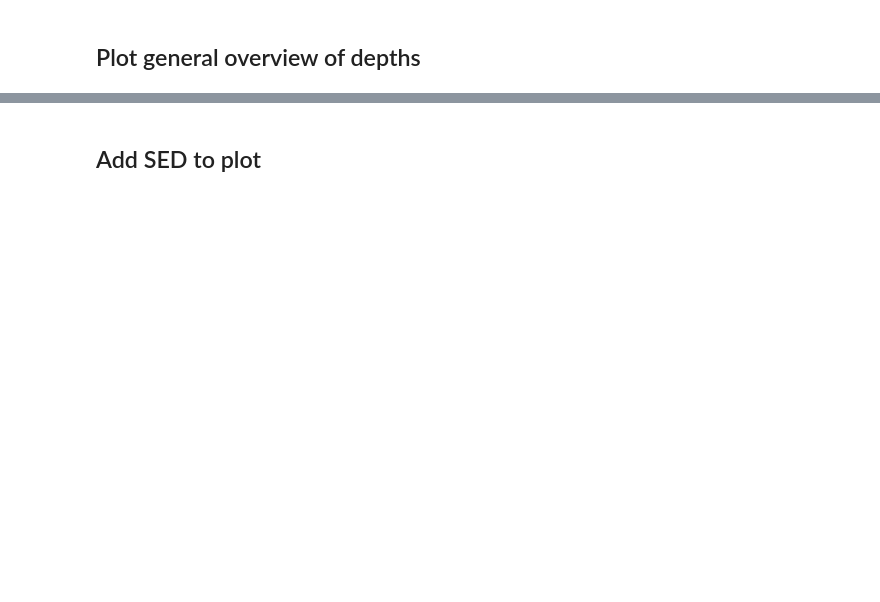
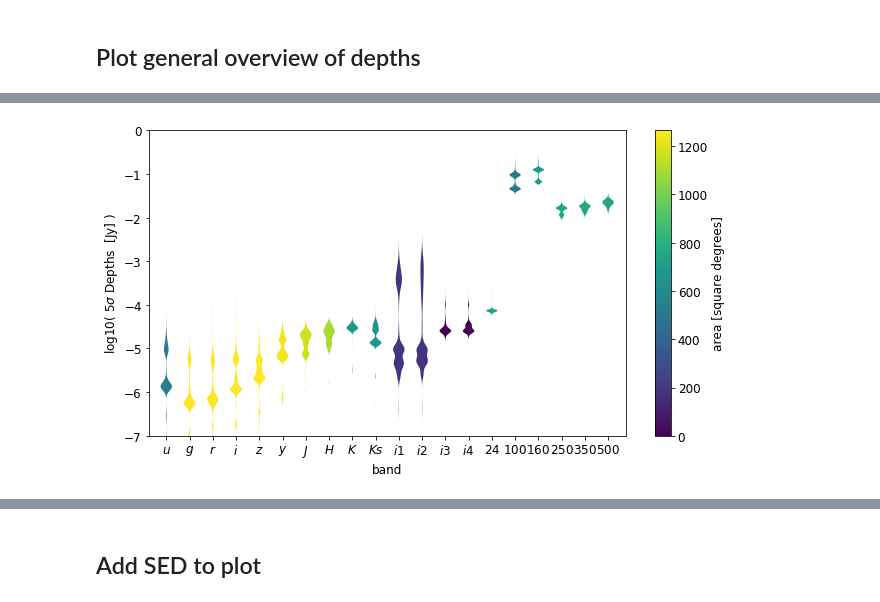
Before and after one commit to H-E-L-P/dmu_products, a Jupyter notebook: dmu31/dmu31_Examples/Oliver_et_al_figures/2_depth_figures.ipynb, the cells around one changed output, grey strips where cells are left out. Drawn from its saved outputs; the diff is of its cells as text; code cells hidden in the pictures; blank space fills up the shorter version.

```diff
--- a/dmu31/dmu31_Examples/Oliver_et_al_figures/2_depth_figures.ipynb
+++ b/dmu31/dmu31_Examples/Oliver_et_al_figures/2_depth_figures.ipynb
@@ -927,0 +1190,3 @@ areas = [ depths_sample(band)[1] for band in bands ]
+# %%
+bands_fir = ['u', 'g', 'r', 'i', 'z', 'y', 'J', 'H', 'K', 'Ks', 'i1', 'i2', 'i3', 'i4',
+             '24', '100', '160', '250', '350', '500']
@@ -927,0 +1207,5 @@ areas = [ depths_sample(band)[1] for band in bands ]
+# %%
+en1_depths.sort('hp_idx_o_10')
+is_duplicate = en1_depths['hp_idx_o_10'][1:] == en1_depths['hp_idx_o_10'][:-1]
+#np.append(is_duplicate,False)
+en1_coverage = en1_depths[~np.append(is_duplicate,False)]
@@ -927,0 +1216,2 @@ areas = [ depths_sample(band)[1] for band in bands ]
+# %%
+full_coverage = join(coverage, en1_coverage, join_type='left', keys='hp_idx_o_10')
@@ -928,2 +1241,29 @@ areas = [ depths_sample(band)[1] for band in bands ]
+# %%
+full_names = {
+    '24':'mips_24',
+    '100':'pacs_green',
+    '160':'pacs_red',
+    '250':'spire_250',
+    '350':'spire_350',
+    '500':'spire_500'
+}
+def depths_sample(band):
+    if band in ['24', '100', '160', '250', '350', '500']:
+        band = full_names[band]
+        mask = ~np.isnan(full_coverage['ferr_{}_mean'.format(band)])
+        mask &= full_coverage['ferr_{}_mean'.format(band)] > 0.
+        #mask &= full_coverage['ferr_{}_mean'.format(band)] <1.e3
+        area = (np.sum(mask)/len(full_coverage)) * 1270. * (1270./14.)
+        return np.log10(np.array(full_coverage['ferr_{}_mean'.format(band)][mask]) *5.e-6 ), area
+    else:
+        mask = ~np.isnan(coverage['ferr_ap_{}_mean_min'.format(band)])
+        mask &= full_coverage['ferr_ap_{}_mean_min'.format(band)] > 0.
+        mask &= full_coverage['ferr_ap_{}_mean_min'.format(band)] <1.e3
+        area = (np.sum(mask)/len(full_coverage)) * 1270.
+        return np.log10(np.array(full_coverage['ferr_ap_{}_mean_min'.format(band)][mask]) *5.e-6 ), area
+
+
+data = [ depths_sample(band)[0] for band in bands_fir ]
+areas = [ depths_sample(band)[1] for band in bands_fir ]
 # %%
 len(data)
@@ -955,8 +1297,8 @@ def set_axis_style(ax, labels):
 #ax.set_title('Custom violinplot 1', fontsize=fs)
 
 ax.set_ylabel('log10( 5$\sigma$ Depths  [Jy] )')
-set_axis_style(ax, ['$' + band + '$' for band in bands])
-ax.set_ylim(-7, -3)
+set_axis_style(ax, ['$' + band + '$' for band in bands_fir])
+ax.set_ylim(-7, 0)
 
 
 
@@ -967,33 +1309,35 @@ for n, part in enumerate(parts['bodies']):
     part.set_facecolor(colors[n])
     part.set_alpha(1)
 
 cax, _ = mpl.colorbar.make_axes(ax)
 n_ticks = 7
 values = np.linspace(0,1200, n_ticks)
 ticks = values/np.max(areas)
 
 cbar = mpl.colorbar.ColorbarBase(cax, cmap=cmap, ticks = ticks)
 cax.set_yticklabels([int(d) for d in values])
 cbar.set_label('area [square degrees]')
 
 plt.rc('font', family='serif', serif='Times')
 plt.rc('text') #, usetex=True)
 plt.rc('xtick', labelsize=12)
 plt.rc('ytick', labelsize=12)
 plt.rc('axes', labelsize=12)
 
 #fig.suptitle("Violin Plotting Examples")
 #fig.subplots_adjust(hspace=0.4)
 #plt.ylim(-10,10)
 column_width_cm = 8.9
 width_cm = 3.0 * column_width_cm
 hieght_cm = width_cm / 1.9
 width_inches = width_cm/2.5
 hieght_inches = hieght_cm/2.5
 fig.set_size_inches(width_inches, hieght_inches)
 
 plt.savefig('./figs/band_depths_overviews.pdf', bbox_inches='tight')
 plt.savefig('./figs/band_depths_overviews.png', bbox_inches='tight')
+# %% [output]
+[figure, added]
 # %%
 widths = [np.max(np.histogram(data[n], bins = 100, density = True)[0])*areas[n] for n in np.arange(len(data)) ]
 widths /= np.max(widths)
```
Also changed, not shown: parts of 74 cells of this notebook, 2 other files.
